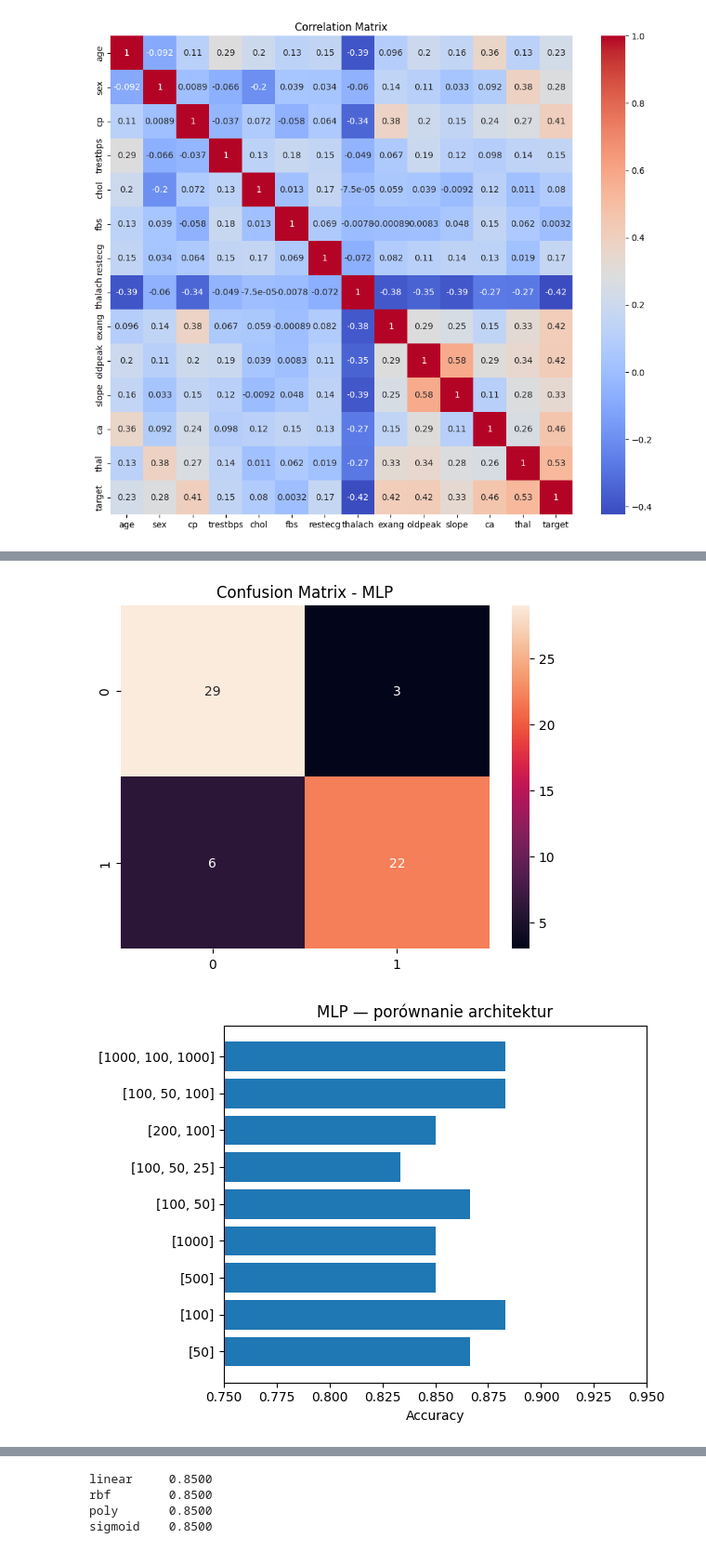
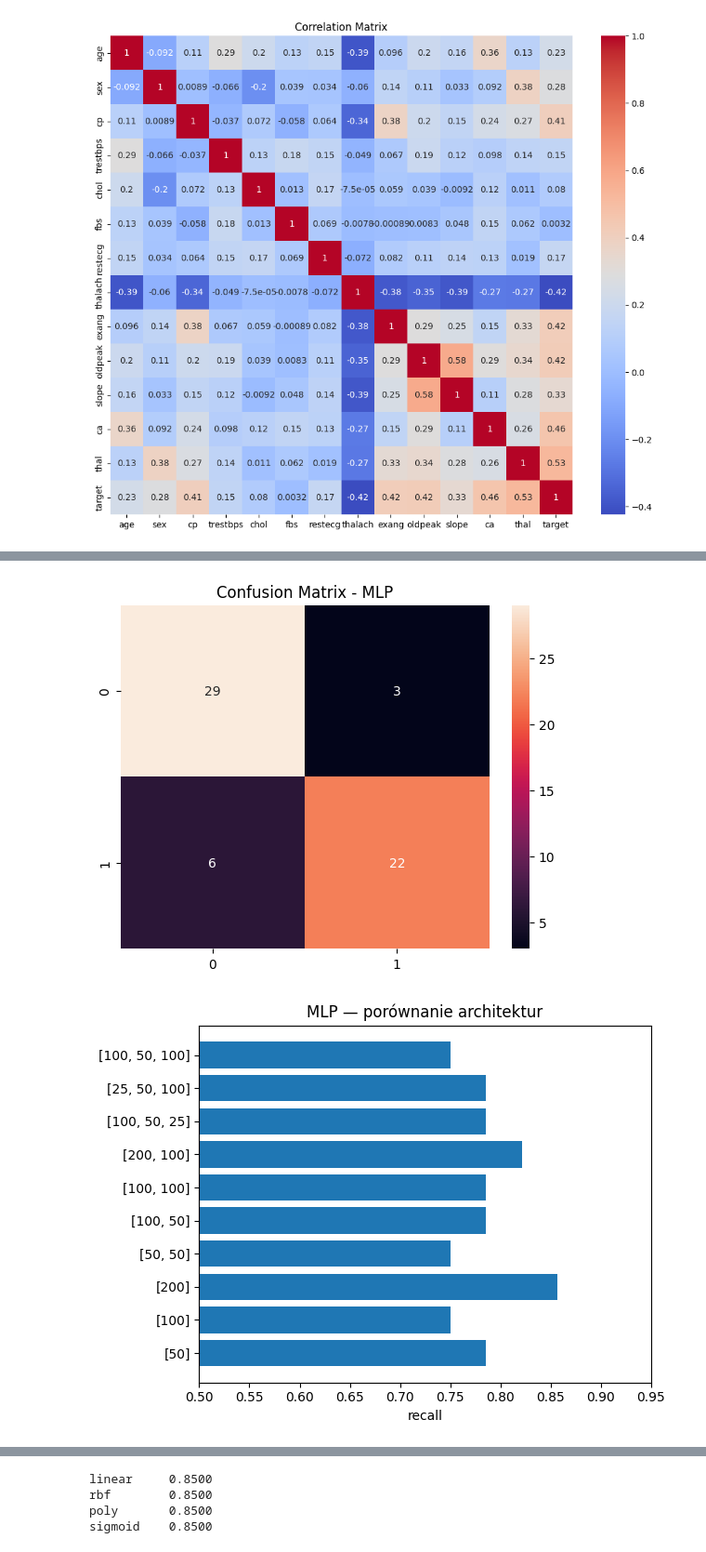
Before and after one commit to PogchampMuffin3/heart-disease-classification, a Jupyter notebook: heart_disease_classification.ipynb, the cells around one changed output, grey strips where cells are left out. Shown at 93% size. Saved outputs shown, nothing was run; the diff lists cells and outputs as text; code cells hidden in the pictures.

```diff
--- a/heart_disease_classification.ipynb
+++ b/heart_disease_classification.ipynb
@@ -21,6 +21,7 @@ URL = 'https://archive.ics.uci.edu/ml/machine-learning-databases/heart-disease/p
 TEST_SIZE = 0.2
 RANDOM_STATE = 42
 CV_FOLDS = 5
+GRIDSEARCH_SCORING = 'recall'
 # %%
 columns = ['age','sex','cp','trestbps','chol','fbs','restecg','thalach','exang','oldpeak','slope','ca','thal','target']
 df = pd.read_csv(URL, names=columns)
@@ -178,7 +186,7 @@ param_grid_mlp = {
 }
 
 mlp_grid = MLPClassifier(random_state=RANDOM_STATE, max_iter=1000)
-mlp_grid = GridSearchCV(mlp_grid, param_grid_mlp, cv=CV_FOLDS, scoring='accuracy', n_jobs=-1)
+mlp_grid = GridSearchCV(mlp_grid, param_grid_mlp, cv=CV_FOLDS, scoring=GRIDSEARCH_SCORING, n_jobs=-1)
 mlp_grid.fit(X_train, y_train)
 
 print(f'Najlepsze parametry: {mlp_grid.best_params_}')
@@ -204,5 +214,0 @@ weighted avg       0.87      0.87      0.87        60
-# %%
-for activation in ['logistic', 'tanh', 'relu']:
-  mlp = MLPClassifier(activation=activation, random_state=RANDOM_STATE, max_iter=2000)
-  mlp.fit(X_train, y_train)
-  print(f'{activation:10s} {mlp.score(X_test, y_test):.4f}')
@@ -221,7 +237,7 @@ def train_model(hidden_layers:List[int], activation, optymizer, dropout, epochs)
     model.add(keras.layers.Dropout(dropout))
   model.add(keras.layers.Dense(1, activation='sigmoid'))
 
-  model.compile(optimizer=optymizer, loss='binary_crossentropy', metrics=['accuracy'])
+  model.compile(optimizer=optymizer, loss='binary_crossentropy', metrics=[GRIDSEARCH_SCORING])
   early_stop = keras.callbacks.EarlyStopping(monitor='val_loss', patience=20, restore_best_weights=True)
   model.fit(X_train, y_train, epochs=epochs, validation_split=0.2, verbose=0, callbacks=[early_stop])
   return model
@@ -230,24 +246,25 @@ print("Dostępne GPU:", tf.config.list_physical_devices('GPU'))
 architectures = [
     [50],
     [100],
-    [500],
-    [1000],
+    [200],
+    [50,50],
     [100,50],
+    [100,100],
+    [200,100],
     [100,50,25],
-    [200,100],
-    [100,50,100],
-    [1000,100,1000]
+    [25,50,100],
+    [100,50,100]
 ]
 arch_accs = []
-best = {'acc': 0}
+best = {'rec': 0}
 
 for layers in architectures:
   m = train_model(layers, 'relu', 'adam', 0.2, 200)
-  _, acc = m.evaluate(X_test, y_test, verbose=0)
-  arch_accs.append(acc)
-  if best['acc'] < acc:
-    best = {'layers': layers, 'acc': acc}
-  print(f'{layers} {acc:.4f}')
+  rec = m.evaluate(X_test, y_test, verbose=0, return_dict=True)['recall']
+  arch_accs.append(rec)
+  if best['rec'] < rec:
+    best = {'layers': layers, 'rec': rec}
+  print(f'{layers} {rec:.4f}')
 print('Best:', best, '\n')
 
 model = train_model(best['layers'], 'relu', 'adam', 0.2, 200)
@@ -257,9 +274,9 @@ results['TensorFlow MLP'] = model_summary(y_test, y_pred_TF, "MLP")
 
 arch_labels = [str(a) for a in architectures]
 plt.barh(arch_labels, arch_accs)
-plt.xlabel('Accuracy')
+plt.xlabel(GRIDSEARCH_SCORING)
 plt.title('MLP — porównanie architektur')
-plt.xlim(0.75, 0.95)
+plt.xlim(0.5, 0.95)
 plt.tight_layout()
 plt.show()
 # %% [output]
@@ -279,9 +296,9 @@ Best: {'layers': [100], 'acc': 0.8833333253860474}
 
     accuracy                           0.85        60
    macro avg       0.85      0.85      0.85        60
 weighted avg       0.85      0.85      0.85        60
 [figure]
-[figure, old version]
+[figure, new version]
 # %%
 # SVC
 svc_baseline = SVC(random_state=RANDOM_STATE)
```
Also changed, not shown: parts of 10 cells of this notebook.
